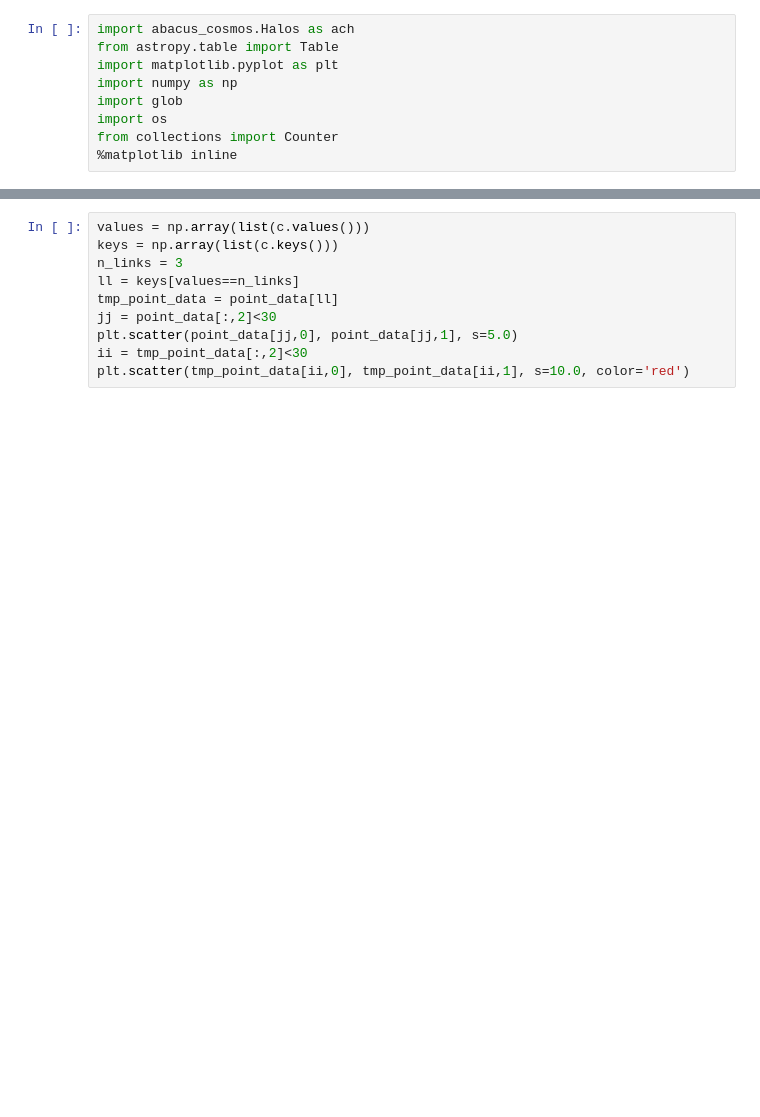
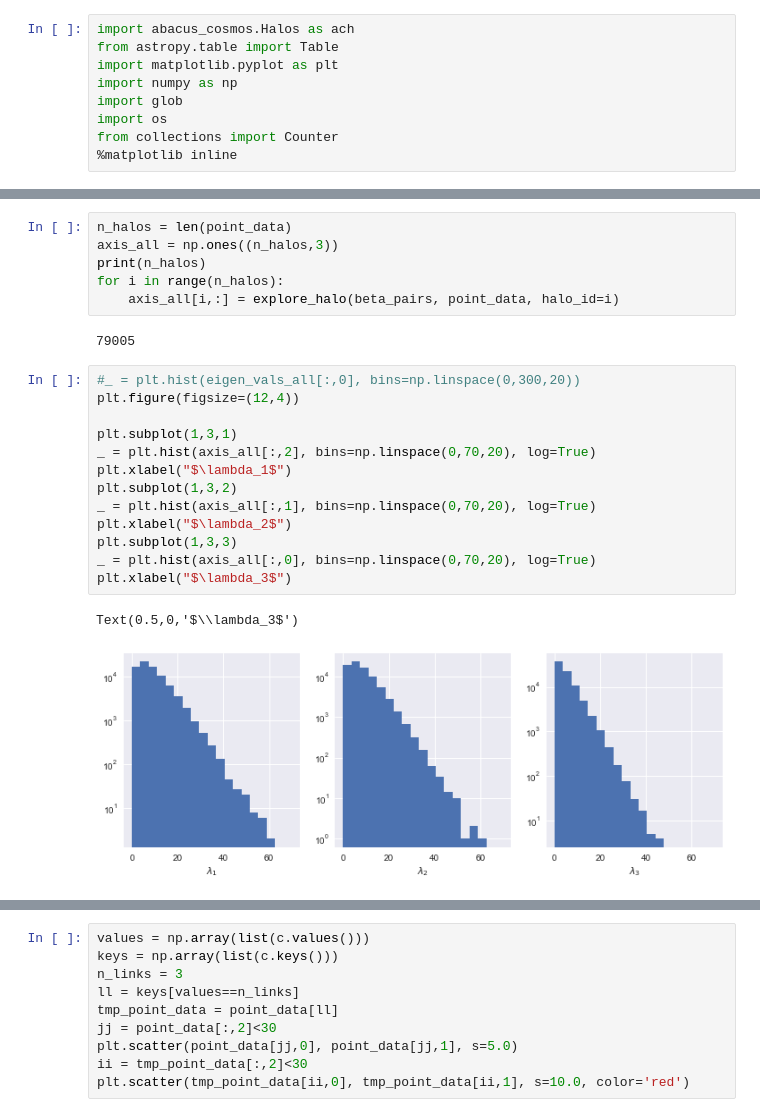
Before and after one commit to forero/abacus, a Jupyter notebook: nb/beta-web.ipynb, the cells around one changed output, grey strips where cells are left out. Cells and saved outputs as stored; diff of their text form; blank space fills up the shorter version.

```diff
--- a/nb/beta-web.ipynb
+++ b/nb/beta-web.ipynb
@@ -44,0 +84,24 @@ beta_1.0_corner_data_cut_0.dat
+# %%
+n_halos = len(point_data)
+axis_all = np.ones((n_halos,3))
+print(n_halos)
+for i in range(n_halos):
+    axis_all[i,:] = explore_halo(beta_pairs, point_data, halo_id=i)
+# %% [output]
+79005
+# %%
+#_ = plt.hist(eigen_vals_all[:,0], bins=np.linspace(0,300,20))
+plt.figure(figsize=(12,4))
+
+plt.subplot(1,3,1)
+_ = plt.hist(axis_all[:,2], bins=np.linspace(0,70,20), log=True)
+plt.xlabel("$\lambda_1$")
+plt.subplot(1,3,2)
+_ = plt.hist(axis_all[:,1], bins=np.linspace(0,70,20), log=True)
+plt.xlabel("$\lambda_2$")
+plt.subplot(1,3,3)
+_ = plt.hist(axis_all[:,0], bins=np.linspace(0,70,20), log=True)
+plt.xlabel("$\lambda_3$")
+# %% [output]
+Text(0.5,0,'$\\lambda_3$')
+[figure, added]
```
Also changed, not shown: parts of 7 cells of this notebook.
